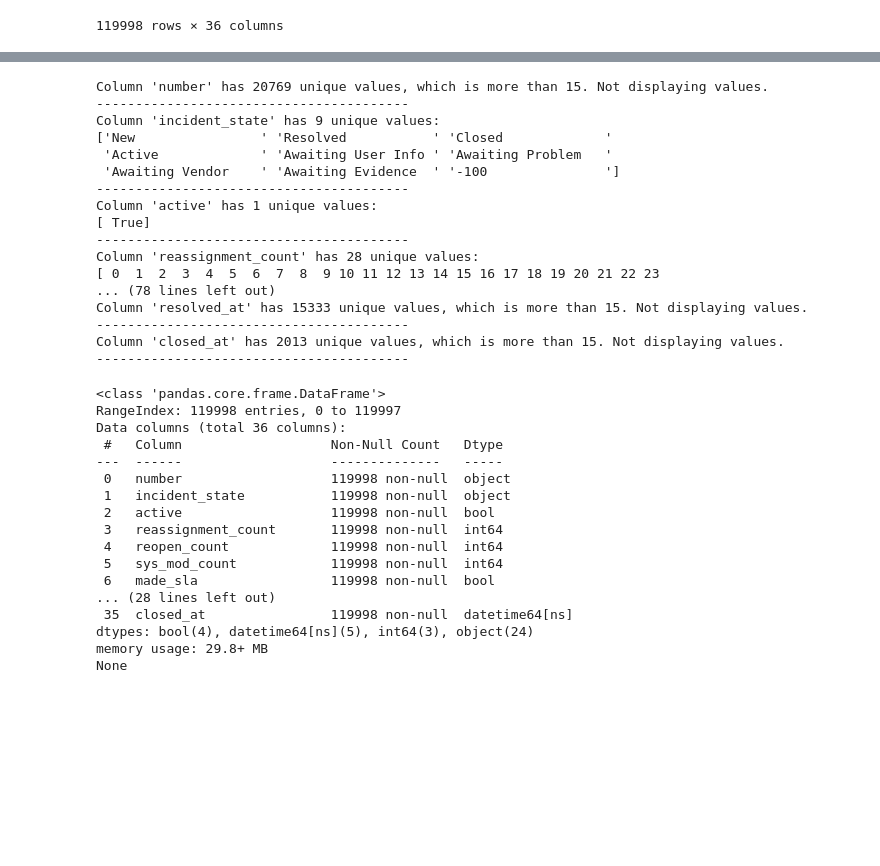
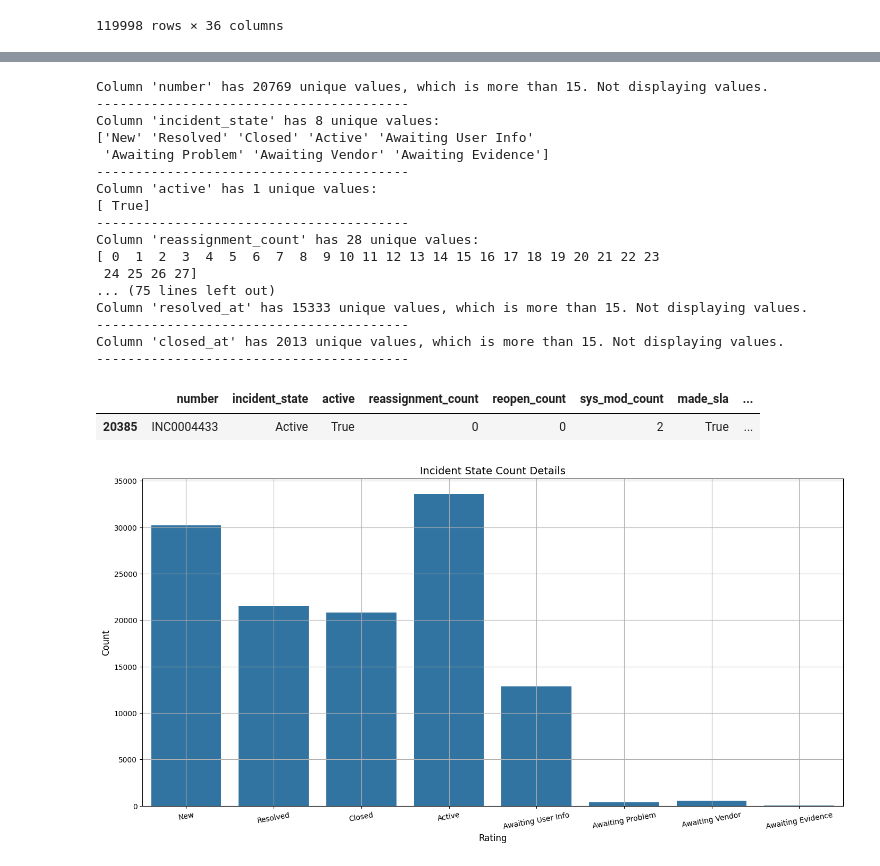
Before and after one commit to saayo7/ETR_Projeckt, a Jupyter notebook: ETR.ipynb, the cells around one changed output, grey strips where cells are left out. Drawn from its saved outputs; the diff is of its cells as text; code cells hidden in the pictures; blank space fills up the shorter version.

Commit message:
plots of incident_state

```diff
--- a/ETR.ipynb
+++ b/ETR.ipynb
@@ -9,3 +8,10 @@ df = pd.read_csv('DATA/incident_event_log.csv')
+# %%
+df = pd.read_csv('DATA/incident_event_log.csv')
+
+# Strip leading/trailing spaces from column names
+df.columns = df.columns.str.strip()
+# Strip leading/trailing spaces from all column
+df = df.apply(lambda x: x.str.strip() if x.dtype == "object" else x)
 # %%
 df
 # %% [output]
@@ -65,0 +100,3 @@ Index(['number     ', 'incident_state     ', 'active ', 'reassignment_count ',
+# %%
+#assumming -100 is a error code we remove it
+df=df[df.incident_state!="-100"]
@@ -169,38 +261,28 @@ for column in df.columns:
 # %% [output]
 Column 'number' has 20769 unique values, which is more than 15. Not displaying values.
 ----------------------------------------
-Column 'incident_state' has 9 unique values:
-['New                ' 'Resolved           ' 'Closed             '
- 'Active             ' 'Awaiting User Info ' 'Awaiting Problem   '
- 'Awaiting Vendor    ' 'Awaiting Evidence  ' '-100               ']
+Column 'incident_state' has 8 unique values:
+['New' 'Resolved' 'Closed' 'Active' 'Awaiting User Info'
+ 'Awaiting Problem' 'Awaiting Vendor' 'Awaiting Evidence']
 ----------------------------------------
 Column 'active' has 1 unique values:
 [ True]
 ----------------------------------------
 Column 'reassignment_count' has 28 unique values:
 [ 0  1  2  3  4  5  6  7  8  9 10 11 12 13 14 15 16 17 18 19 20 21 22 23
-... (78 lines left out)
+ 24 25 26 27]
+... (75 lines left out)
 Column 'resolved_at' has 15333 unique values, which is more than 15. Not displaying values.
 ----------------------------------------
 Column 'closed_at' has 2013 unique values, which is more than 15. Not displaying values.
 ----------------------------------------
-# %%
-print(df.info())
-# %% [output]
-<class 'pandas.core.frame.DataFrame'>
-RangeIndex: 119998 entries, 0 to 119997
-Data columns (total 36 columns):
- #   Column                   Non-Null Count   Dtype
----  ------                   --------------   -----
- 0   number                   119998 non-null  object
- 1   incident_state           119998 non-null  object
- 2   active                   119998 non-null  bool
- 3   reassignment_count       119998 non-null  int64
- 4   reopen_count             119998 non-null  int64
- 5   sys_mod_count            119998 non-null  int64
- 6   made_sla                 119998 non-null  bool
-... (28 lines left out)
- 35  closed_at                119998 non-null  datetime64[ns]
-dtypes: bool(4), datetime64[ns](5), int64(3), object(24)
-memory usage: 29.8+ MB
-None
+# %%
+pd.set_option('display.max_columns', None)  # Display all columns
+pd.set_option('display.max_rows', None)     # Display all rows
+pd.set_option('display.max_colwidth', None) # Display full column width
+
+# Now run your sample
+df.sample(1)
+# %% [output]
+|  | number | incident_state | active | reassignment_count | reopen_count | sys_mod_count | made_sla | ... |
+| 20385 | INC0004433 | Active | True | 0 | 0 | 2 | True | ... |
@@ -206,0 +293,20 @@ None
+# %%
+# Set the dimensions of the figure
+fig_dims = (17, 8)
+fig, ax = plt.subplots(figsize=fig_dims)
+
+# Create a count plot of 'incident_state'
+sns.countplot(x='incident_state', data=df, ax=ax)
+
+# Customize the plot
+plt.title("Incident State Count Details", size=14)
+plt.xlabel("Rating", size=12)
+hue='category'
+plt.ylabel("Count", size=12)
+plt.xticks(rotation=10)
+plt.grid()
+
+# Display the plot
+plt.show()
+# %% [output]
+[figure, added]
```
Also changed, not shown: parts of 14 cells of this notebook.
